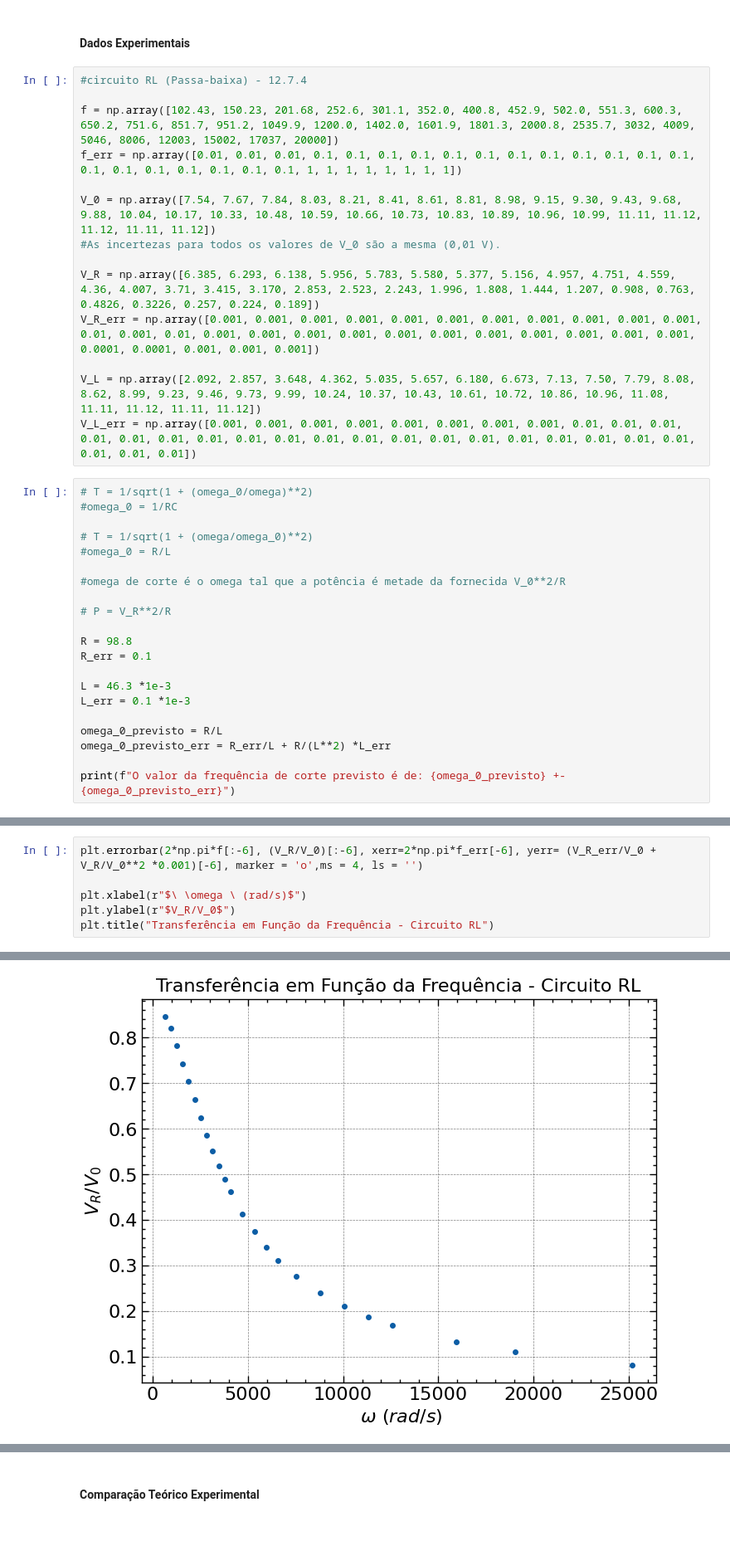
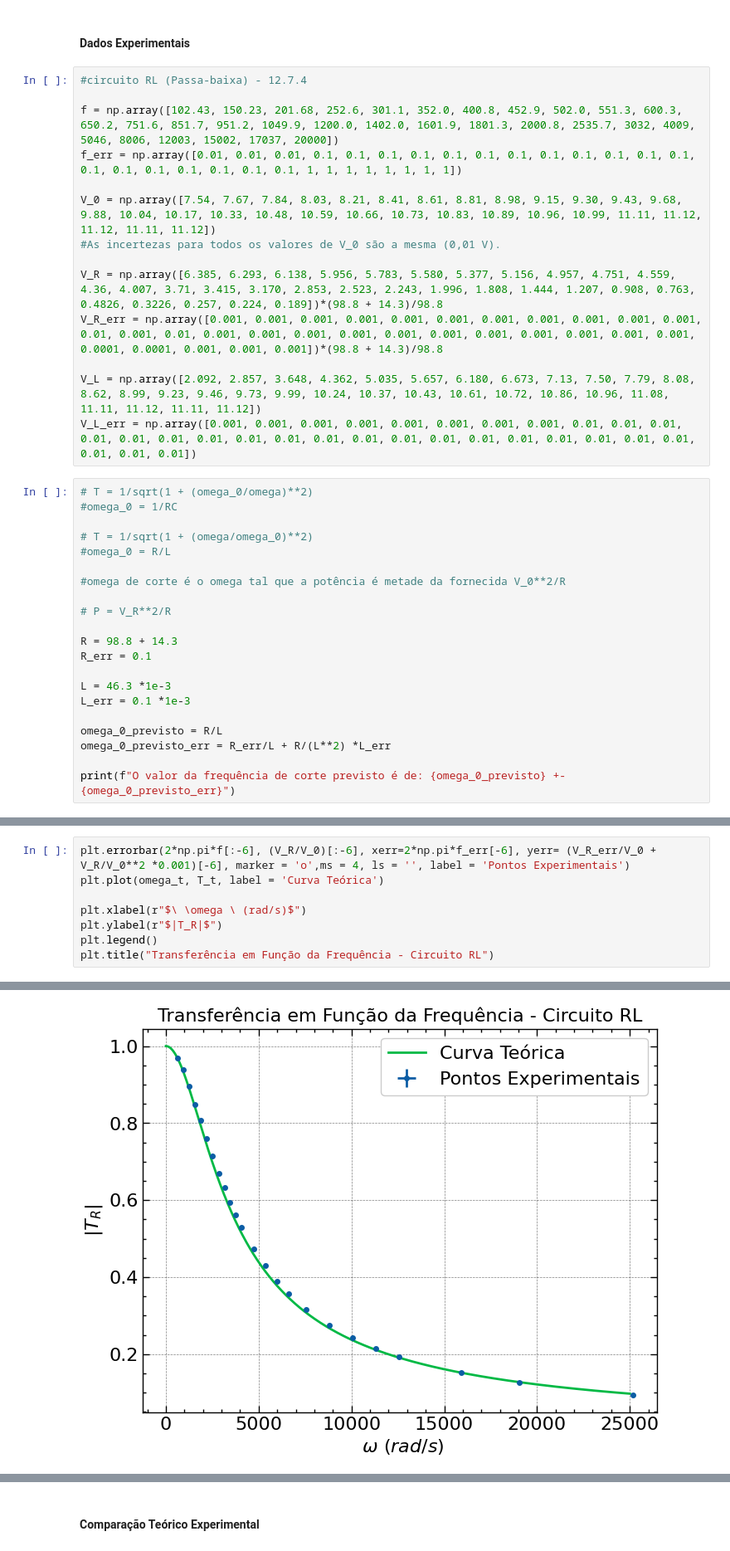
Before and after one commit to matncb/laboratorio-fisica3, a Jupyter notebook: Circuitos-ac/filtros.ipynb, the cells around one changed output, grey strips where cells are left out. Shown: that part at 83% size. Cells and saved outputs as stored; diff of their text form.

```diff
--- a/Circuitos-ac/filtros.ipynb
+++ b/Circuitos-ac/filtros.ipynb
@@ -123,8 +131,8 @@ f_err = np.array([0.01, 0.01, 0.01, 0.1, 0.1, 0.1, 0.1, 0.1, 0.1, 0.1, 0.1, 0.1,
 V_0 = np.array([7.54, 7.67, 7.84, 8.03, 8.21, 8.41, 8.61, 8.81, 8.98, 9.15, 9.30, 9.43, 9.68, 9.88, 10.04, 10.17, 10.33, 10.48, 10.59, 10.66, 10.73, 10.83, 10.89, 10.96, 10.99, 11.11, 11.12, 11.12, 11.11, 11.12])
 #As incertezas para todos os valores de V_0 são a mesma (0,01 V).
 
-V_R = np.array([6.385, 6.293, 6.138, 5.956, 5.783, 5.580, 5.377, 5.156, 4.957, 4.751, 4.559, 4.36, 4.007, 3.71, 3.415, 3.170, 2.853, 2.523, 2.243, 1.996, 1.808, 1.444, 1.207, 0.908, 0.763, 0.4826, 0.3226, 0.257, 0.224, 0.189])
-V_R_err = np.array([0.001, 0.001, 0.001, 0.001, 0.001, 0.001, 0.001, 0.001, 0.001, 0.001, 0.001, 0.01, 0.001, 0.01, 0.001, 0.001, 0.001, 0.001, 0.001, 0.001, 0.001, 0.001, 0.001, 0.001, 0.001, 0.0001, 0.0001, 0.001, 0.001, 0.001])
+V_R = np.array([6.385, 6.293, 6.138, 5.956, 5.783, 5.580, 5.377, 5.156, 4.957, 4.751, 4.559, 4.36, 4.007, 3.71, 3.415, 3.170, 2.853, 2.523, 2.243, 1.996, 1.808, 1.444, 1.207, 0.908, 0.763, 0.4826, 0.3226, 0.257, 0.224, 0.189])*(98.8 + 14.3)/98.8
+V_R_err = np.array([0.001, 0.001, 0.001, 0.001, 0.001, 0.001, 0.001, 0.001, 0.001, 0.001, 0.001, 0.01, 0.001, 0.01, 0.001, 0.001, 0.001, 0.001, 0.001, 0.001, 0.001, 0.001, 0.001, 0.001, 0.001, 0.0001, 0.0001, 0.001, 0.001, 0.001])*(98.8 + 14.3)/98.8
 
 V_L = np.array([2.092, 2.857, 3.648, 4.362, 5.035, 5.657, 6.180, 6.673, 7.13, 7.50, 7.79, 8.08, 8.62, 8.99, 9.23, 9.46, 9.73, 9.99, 10.24, 10.37, 10.43, 10.61, 10.72, 10.86, 10.96, 11.08, 11.11, 11.12, 11.11, 11.12])
 V_L_err = np.array([0.001, 0.001, 0.001, 0.001, 0.001, 0.001, 0.001, 0.001, 0.01, 0.01, 0.01, 0.01, 0.01, 0.01, 0.01, 0.01, 0.01, 0.01, 0.01, 0.01, 0.01, 0.01, 0.01, 0.01, 0.01, 0.01, 0.01, 0.01, 0.01, 0.01])
@@ -139,7 +147,7 @@ V_L_err = np.array([0.001, 0.001, 0.001, 0.001, 0.001, 0.001, 0.001, 0.001, 0.01
 
 # P = V_R**2/R
 
-R = 98.8
+R = 98.8 + 14.3
 R_err = 0.1
 
 L = 46.3 *1e-3
@@ -158,11 +167,13 @@ T_t = 1/np.sqrt(1 + (omega_t/omega_0_previsto)**2)
 P_R_t = T_t**2
 # %%
-plt.errorbar(2*np.pi*f[:-6], (V_R/V_0)[:-6], xerr=2*np.pi*f_err[-6], yerr= (V_R_err/V_0 + V_R/V_0**2 *0.001)[-6], marker = 'o',ms = 4, ls = '')
+plt.errorbar(2*np.pi*f[:-6], (V_R/V_0)[:-6], xerr=2*np.pi*f_err[-6], yerr= (V_R_err/V_0 + V_R/V_0**2 *0.001)[-6], marker = 'o',ms = 4, ls = '', label = 'Pontos Experimentais')
+plt.plot(omega_t, T_t, label = 'Curva Teórica')
 
 plt.xlabel(r"$\ \omega \ (rad/s)$")
-plt.ylabel(r"$V_R/V_0$")
+plt.ylabel(r"$|T_R|$")
+plt.legend()
 plt.title("Transferência em Função da Frequência - Circuito RL")
 # %% [output]
 Text(0.5, 1.0, 'Transferência em Função da Frequência - Circuito RL')
-[figure, old version]
+[figure, new version]
 # %%
```
Also changed, not shown: parts of 13 cells of this notebook, 15 other files.
